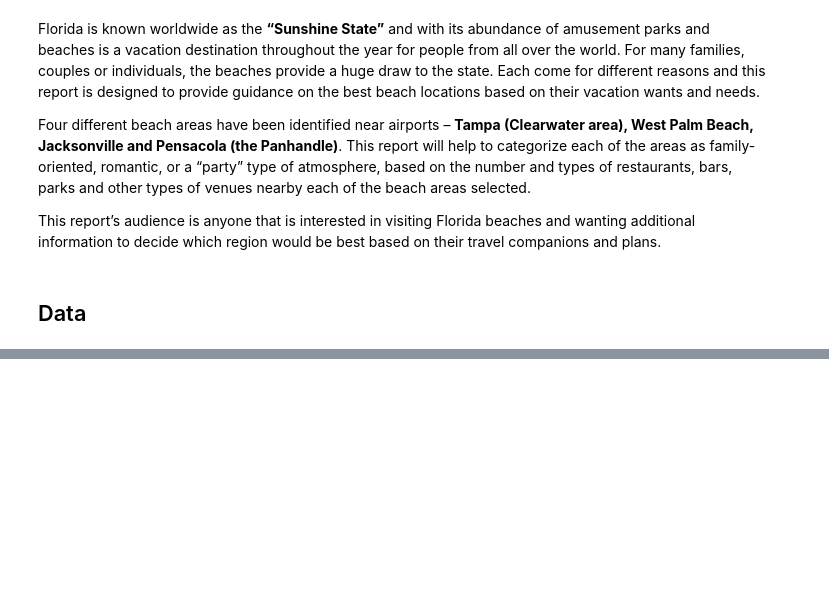
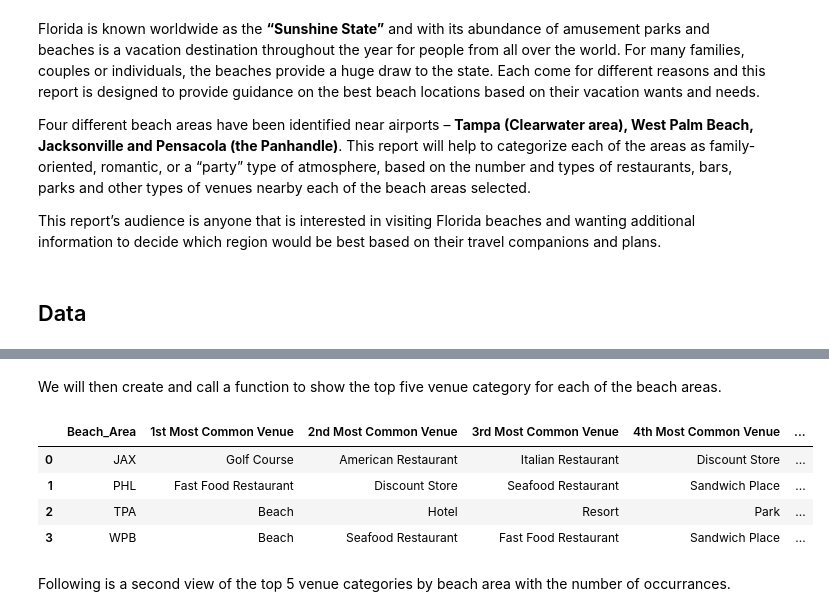
Before and after one commit to tlperella/Cousera_Capstone, a Jupyter notebook: Cousera Capstone Notebook - TP.ipynb, the cells around one changed output, grey strips where cells are left out. Saved outputs shown, nothing was run; the diff lists cells and outputs as text; code cells hidden in the pictures; blank space fills up the shorter version.

```diff
--- a/Cousera Capstone Notebook - TP.ipynb
+++ b/Cousera Capstone Notebook - TP.ipynb
@@ -36,0 +311,31 @@ The Foursquare API will be used to extract the venues for each of the beach area
+# %% [markdown]
+We will then create and call a function to show the top five venue category for each of the beach areas.
+# %%
+num_top_venues = 5
+
+indicators = ['st', 'nd', 'rd']
+
+# create columns according to number of top venues
+columns = ['Beach_Area']
+for ind in np.arange(num_top_venues):
+    try:
+        columns.append('{}{} Most Common Venue'.format(ind+1, indicators[ind]))
+    except:
+        columns.append('{}th Most Common Venue'.format(ind+1))
+
+# create a new dataframe
+beach_venues_sorted = pd.DataFrame(columns=columns)
+beach_venues_sorted['Beach_Area'] = beach_grouped['Beach_Area']
+
+for ind in np.arange(beach_grouped.shape[0]):
+    beach_venues_sorted.iloc[ind, 1:] = return_most_common_venues(beach_grouped.iloc[ind, :], num_top_venues)
+
+beach_venues_sorted.head()
+# %% [output]
+|  | Beach_Area | 1st Most Common Venue | 2nd Most Common Venue | 3rd Most Common Venue | 4th Most Common Venue | ... |
+| 0 | JAX | Golf Course | American Restaurant | Italian Restaurant | Discount Store | ... |
+| 1 | PHL | Fast Food Restaurant | Discount Store | Seafood Restaurant | Sandwich Place | ... |
+| 2 | TPA | Beach | Hotel | Resort | Park | ... |
+| 3 | WPB | Beach | Seafood Restaurant | Fast Food Restaurant | Sandwich Place | ... |
+# %% [markdown]
+Following is a second view of the top 5 venue categories by beach area with the number of occurrances.
```
Also changed, not shown: parts of 50 cells of this notebook.
